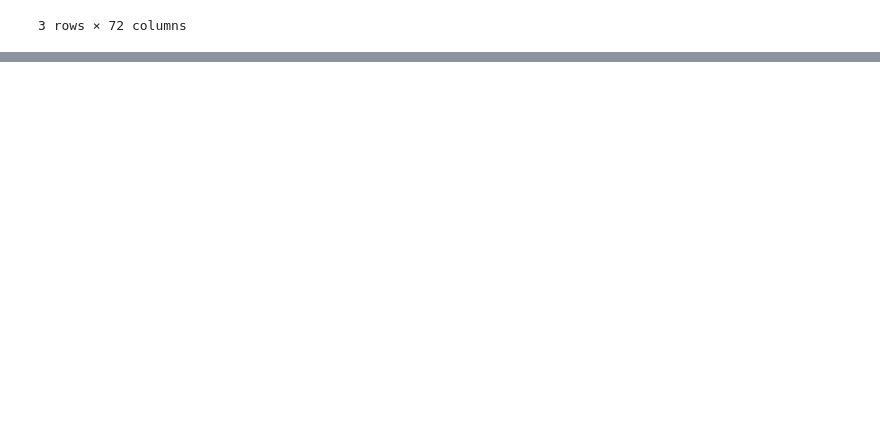
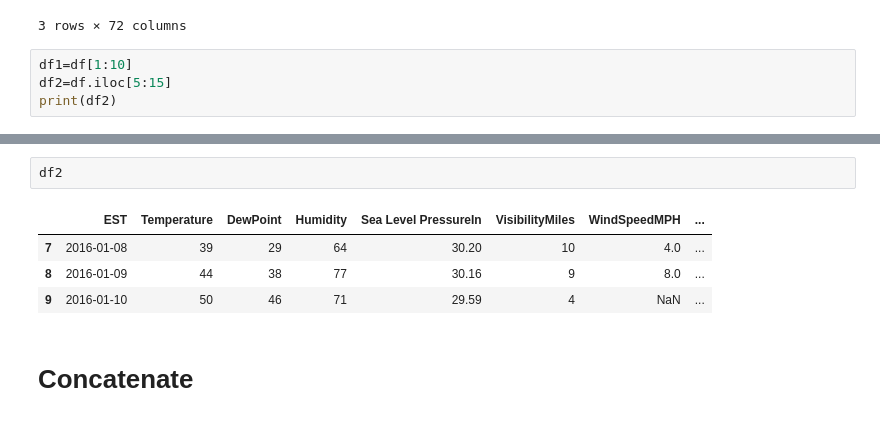
Before and after one commit to Karan-Naik-08/Python-Libraries, a Jupyter notebook: Pandas/pandas.ipynb, the cells around one changed output, grey strips where cells are left out. Cells and saved outputs as stored; diff of their text form; blank space fills up the shorter version.

```diff
--- a/Pandas/pandas.ipynb
+++ b/Pandas/pandas.ipynb
@@ -510,3 +520,7 @@ g.describe()
 | Rain | 26 | 2016-01-15 01:50:46.153846272 | 2016-01-01 00:00:00 | 2016-01-07 06:00:00 | 2016-01-13 12:00:00 | 2016-01-24 00:00:00 | 2016-01-31 00:00:00 | NaN | 26.0 | 35.923077 | ... | ... |
 | Snow | 3 | 2016-01-21 08:00:00 | 2016-01-18 00:00:00 | 2016-01-20 00:00:00 | 2016-01-22 00:00:00 | 2016-01-23 00:00:00 | 2016-01-24 00:00:00 | NaN | 3.0 | 26.333333 | ... | ... |
 3 rows × 72 columns
+# %%
+df1=df[1:10]
+df2=df.iloc[5:15]
+print(df2)
@@ -512,0 +542,9 @@ g.describe()
+# %%
+df2
+# %% [output]
+|  | EST | Temperature | DewPoint | Humidity | Sea Level PressureIn | VisibilityMiles | WindSpeedMPH | ... |
+| 7 | 2016-01-08 | 39 | 29 | 64 | 30.20 | 10 | 4.0 | ... |
+| 8 | 2016-01-09 | 44 | 38 | 77 | 30.16 | 9 | 8.0 | ... |
+| 9 | 2016-01-10 | 50 | 46 | 71 | 29.59 | 4 | NaN | ... |
+# %% [markdown]
+# Concatenate
```
Also changed, not shown: parts of 22 cells of this notebook.
